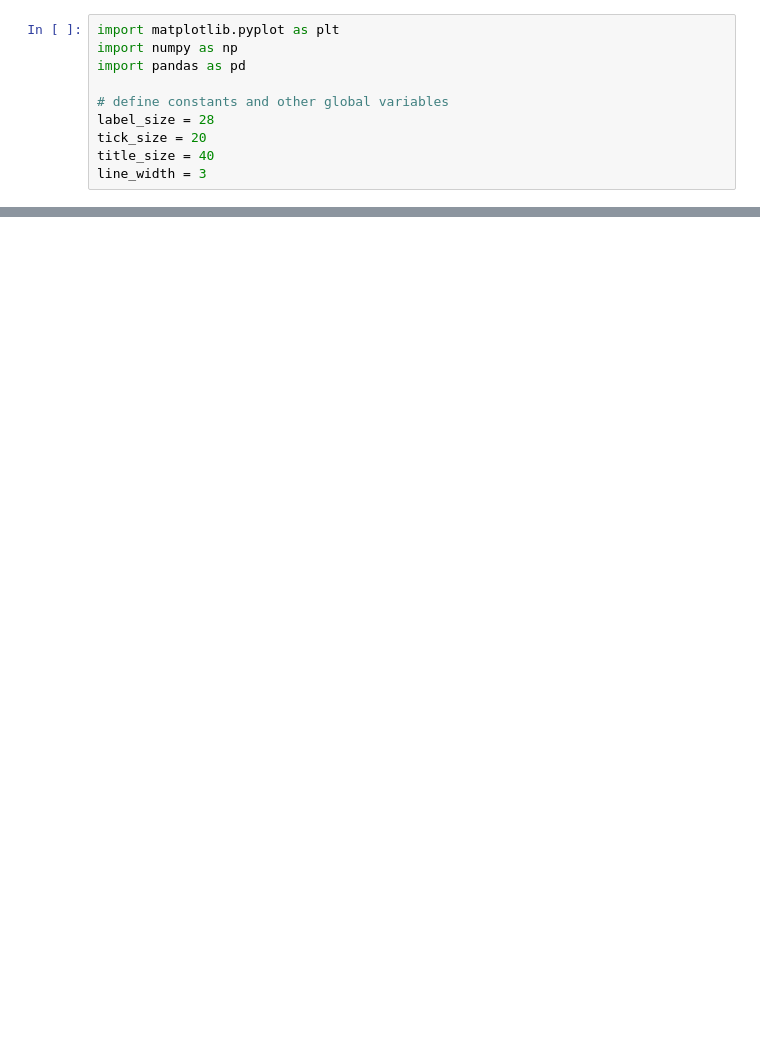
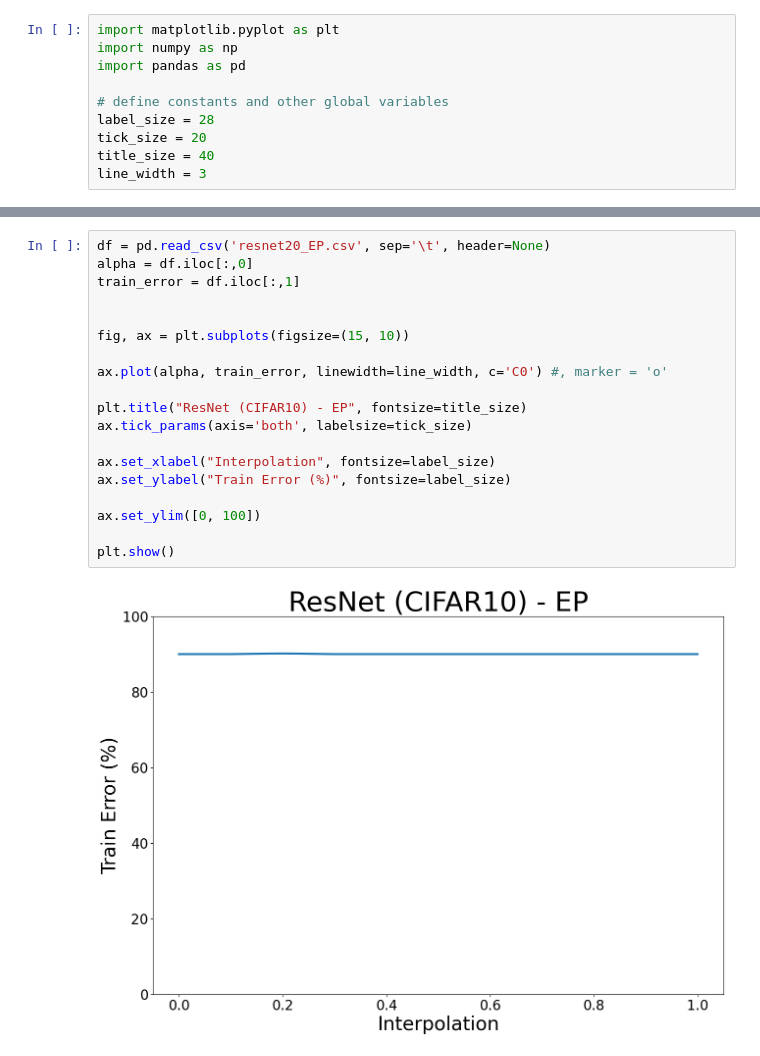
Before and after one commit to yu202147657/lth, a Jupyter notebook: lmc/experiments/plotting.ipynb, the cells around one changed output, grey strips where cells are left out. Saved outputs shown, nothing was run; the diff lists cells and outputs as text; blank space fills up the shorter version.

```diff
--- a/lmc/experiments/plotting.ipynb
+++ b/lmc/experiments/plotting.ipynb
@@ -30,0 +84,21 @@ plt.show()
+# %%
+df = pd.read_csv('resnet20_EP.csv', sep='\t', header=None)
+alpha = df.iloc[:,0]
+train_error = df.iloc[:,1]
+
+
+fig, ax = plt.subplots(figsize=(15, 10))
+
+ax.plot(alpha, train_error, linewidth=line_width, c='C0') #, marker = 'o'
+
+plt.title("ResNet (CIFAR10) - EP", fontsize=title_size)
+ax.tick_params(axis='both', labelsize=tick_size)
+
+ax.set_xlabel("Interpolation", fontsize=label_size)
+ax.set_ylabel("Train Error (%)", fontsize=label_size)
+
+ax.set_ylim([0, 100])
+
+plt.show()
+# %% [output]
+[figure, added]
```
Also changed, not shown: parts of 4 cells of this notebook, 43 other files.
